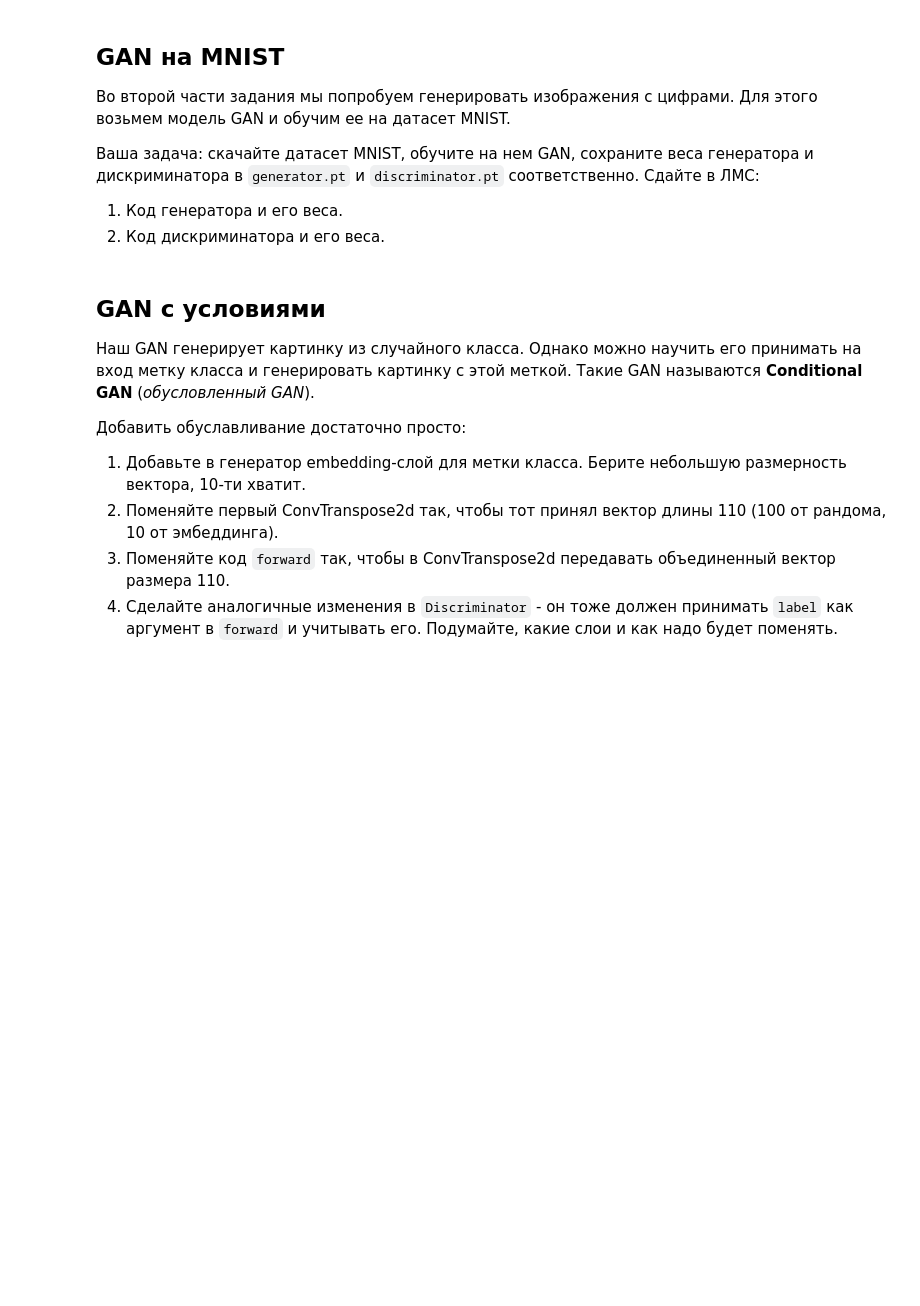
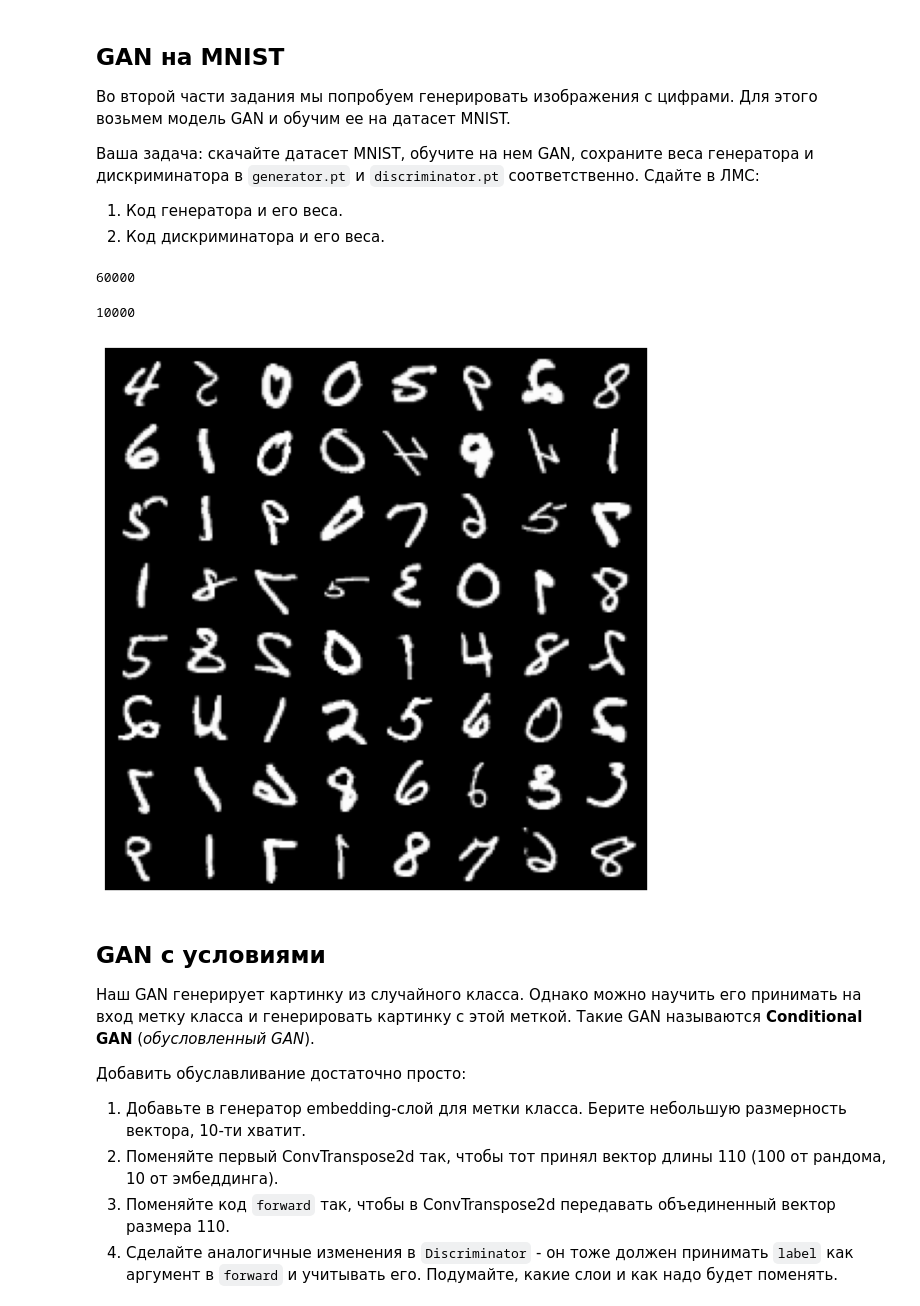
Before and after one commit to apoctol/DL_NLP_Course, a Jupyter notebook: lesson_5/hw-student.ipynb, the cells around one changed output. Cells and saved outputs as stored; diff of their text form; code cells hidden in the pictures; blank space fills up the shorter version.

```diff
--- a/lesson_5/hw-student.ipynb
+++ b/lesson_5/hw-student.ipynb
@@ -155,0 +473,53 @@ torch.save(model.state_dict(), "model.pt")
+# %%
+def load_df(split: bool):
+    transforms = A.Compose([
+        A.Resize(image_size, image_size),
+        A.HorizontalFlip(p=0.5),
+        A.CenterCrop(image_size, image_size),
+        A.Normalize(mean=0.5, std=0.5),  # ✅ Для 1 канала
+        ToTensorV2()
+    ])
+
+    def _transform(image):
+        transformed = transforms(image=np.array(image))
+        return transformed["image"]
+
+    dataset = MNIST(
+        root="./data2",
+        train=split,
+        download=not Path("./data2").exists(),
+        transform=_transform  # ✅ Теперь передаётся как `transform`, а не `transforms`
+    )
+    return dataset
+# %%
+train_dataset = load_df(True)
+test_dataset = load_df(False)
+# %%
+len(train_dataset)
+# %% [output]
+60000
+# %%
+len(test_dataset)
+# %% [output]
+10000
+# %%
+import torchvision.utils as vutils
+
+train_loader = DataLoader(
+    train_dataset, batch_size=batch_size, shuffle=True
+)
+
+real_batch = next(iter(train_loader))
+plt.figure(figsize=(8, 8))
+plt.axis("off")
+plt.imshow(
+    np.transpose(
+        vutils.make_grid(
+            real_batch[0].to(device)[:64], padding=2, normalize=True
+        ).cpu(),
+        (1, 2, 0),
+    )
+)
+plt.show()
+# %% [output]
+[figure, added]
```
Also changed, not shown: parts of 26 cells of this notebook, 3 other files.
